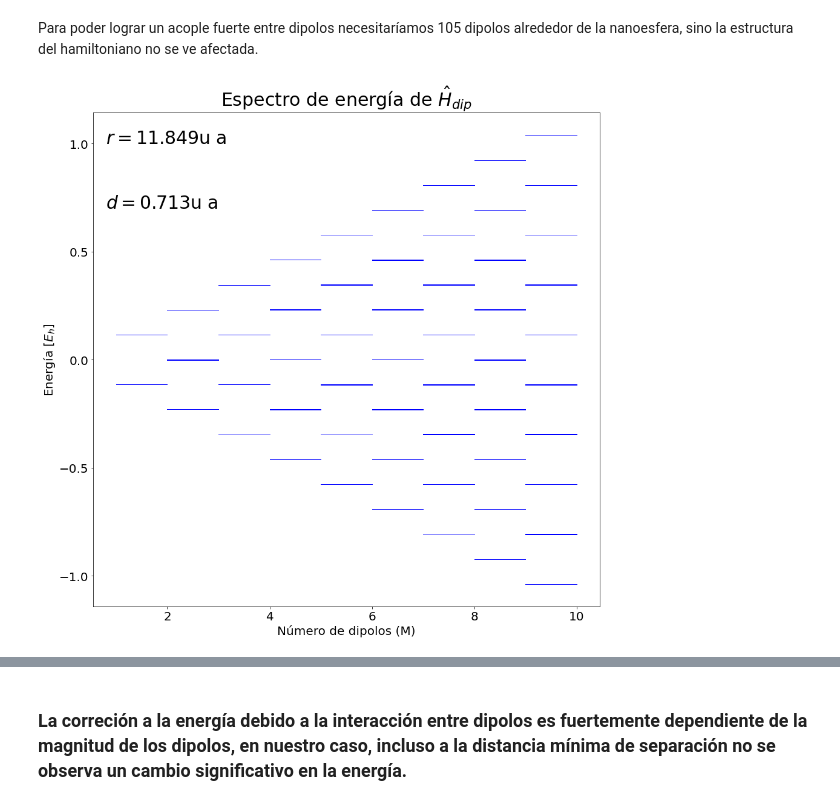
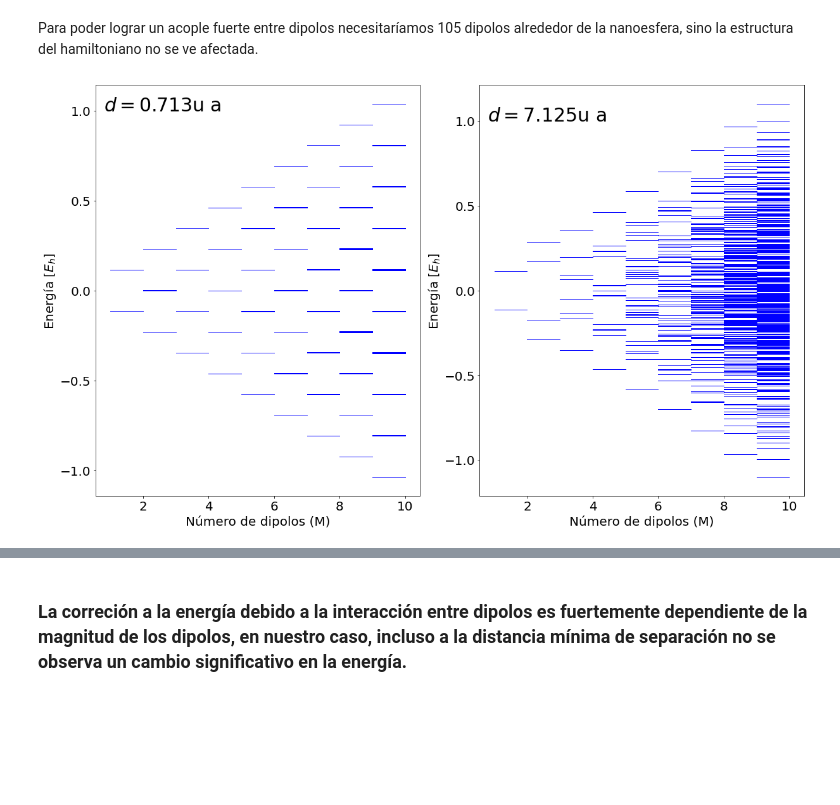
Before and after one commit to juanF9910/Trabajo_Grado_git, a Jupyter notebook: niveles_E2.ipynb, the cells around one changed output, grey strips where cells are left out. Saved outputs shown, nothing was run; the diff lists cells and outputs as text; code cells hidden in the pictures; blank space fills up the shorter version.

```diff
--- a/niveles_E2.ipynb
+++ b/niveles_E2.ipynb
@@ -420,56 +420,65 @@ Para poder lograr un acople fuerte entre dipolos necesitaríamos 105 dipolos alr
 
 c= 299792458
 nu=c/197.49e-9
 
 omega_p=Freo(2*np.pi*nu) #se ingresa en eV, luego se transforma en Hartrees.
 omega_m=omega_p
 
 R=a0(10e-9) #urgente determinar el R asociado a una frecuencia dada.
 
 epsilon_2=6.05
 
 d=dby(1.811)  #el dipolo se ingresa en debyes y se convierte a unidades atómicas
 
 r=a0(6.27e-10)   #distancia natural entre dipolos
 
-
-M=9
-N=0
-
-momentos=Momentos2(M)
-sigmas=sigmaT(M, N)
-
-fig1,ax1=plt.subplots(1,1, figsize=(15,15))
+D=[d,10*d]
 
 
-for i in range(1, M+1):
-    U0=Hdip0(i, sigmas)
-    U1=HdipI(i, momentos, sigmas)
+fig1,ax1=plt.subplots(1,2, figsize=(17,10))
 
-    E0=np.real(np.linalg.eigvals(U0))
-    E1=np.real(np.linalg.eigvals(U1))
-    E2=np.real(np.linalg.eigvals(U0+U1))
+cont=0
+for nu in D:
 
+    d=nu
 
-    for j in range(len(E2)):
-        X=[int(i), int(i+1)]
-        ax1.plot(X,[E2[j],E2[j]], c='b', lw=1)
-        #ax1.plot(X,[E0[j],E0[j]], c='k')
+    M=9
+    N=0
+
+    P=posiciones2(R+a0(6.27e-10), M)
+    momentos=Momentos2(P)
+    sigmas=sigmaT(M, N)
 
 
 
-ax1.set_xlabel('Número de dipolos (M)', fontsize=20)
-ax1.set_ylabel(r'Energía$~[E_h]$', fontsize=20)
-ax1.set_title('Espectro de energía de $\hat{H}_{dip}$', fontsize=30)
-ax1.text(0.8, 0.7, '$d=${}u a'.format(np.round(d,3)), fontsize=30)
-ax1.text(0.8, 1, '$r=${}u a'.format(np.round(r,3)), fontsize=30)
+    for i in range(1, M+1):
+
+        U0=Hdip0(i, sigmas)
+        U1=HdipI(i, momentos, sigmas)
+
+        E2=np.real(np.linalg.eigvals(U0+U1))
 
 
-ax1.tick_params(axis='x', labelsize=20)
-ax1.tick_params(axis='y', labelsize=20)
+        for j in range(len(E2)):
+            X=[int(i), int(i+1)]
+            ax1[cont].plot(X,[E2[j],E2[j]], c='b', lw=1)
+
+
+
+    ax1[cont].set_xlabel('Número de dipolos (M)', fontsize=20)
+    ax1[cont].set_ylabel(r'Energía$~[E_h]$', fontsize=20)
+    ax1[cont].text(0.8, 1, '$d=${}u a'.format(np.round(d,3)), fontsize=30)
+
+
+    ax1[cont].tick_params(axis='x', labelsize=20)
+    ax1[cont].tick_params(axis='y', labelsize=20)
+
+    plt.tight_layout()
+
+    cont+=1
 
 
 plt.show()
 fig1.savefig('Energía_dipolos.png', format='png', bbox_inches='tight')
 # %% [output]
-[figure, old version]
+[figure, new version]
```
Also changed, not shown: parts of 5 cells of this notebook, 5 other files.
